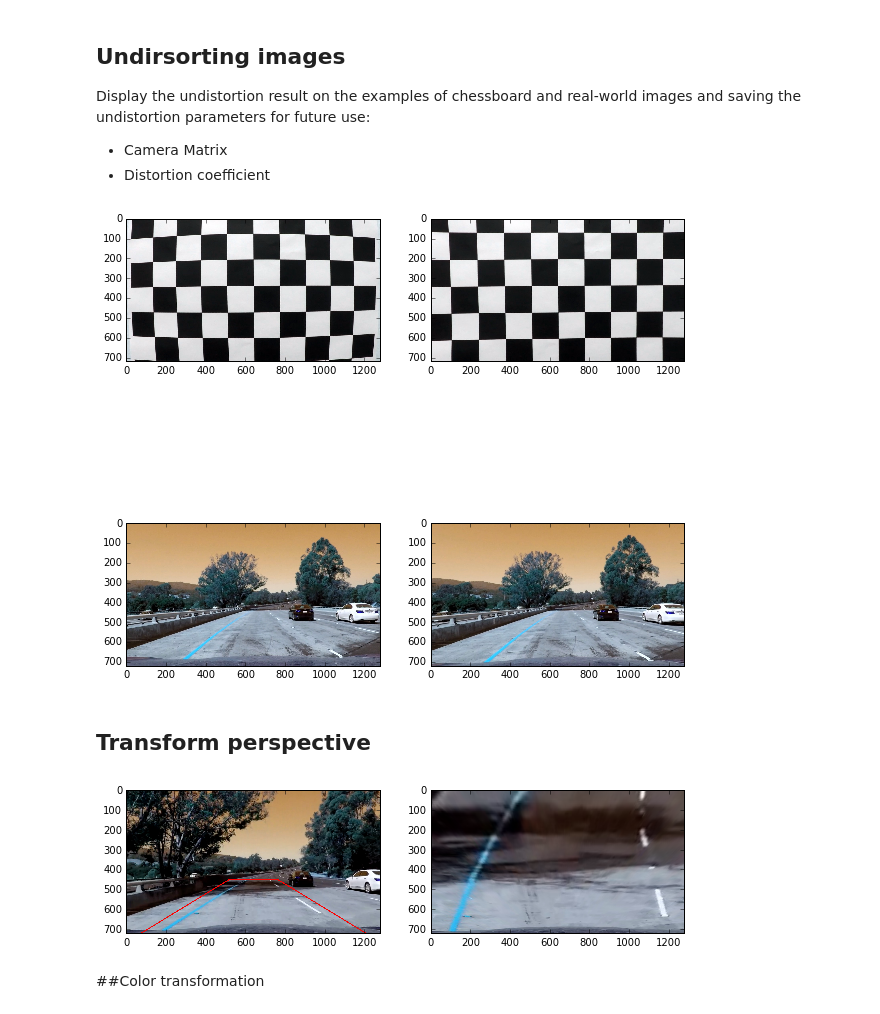
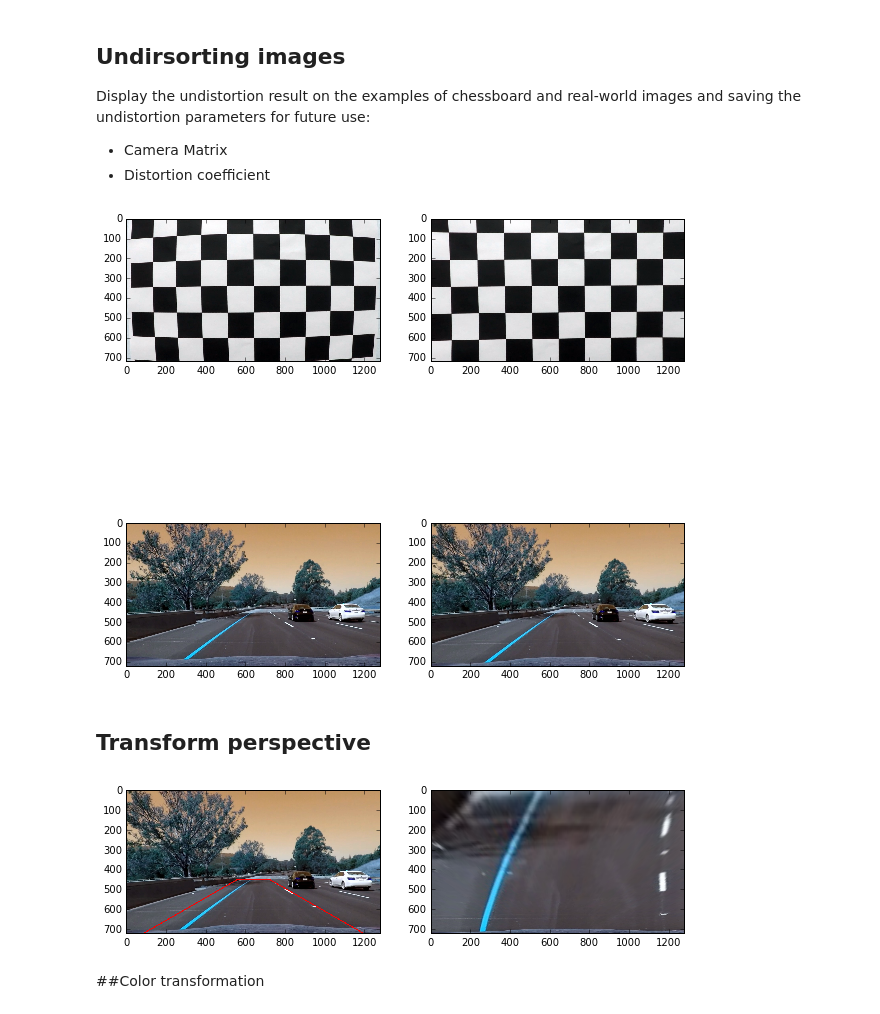
Before and after one commit to AlexanderKim/CarND-Advanced-Lane-Lines, a Jupyter notebook: Advanced Lane Finding.ipynb, the cells around one changed output. Drawn from its saved outputs; the diff is of its cells as text; code cells hidden in the pictures.

```diff
--- a/Advanced Lane Finding.ipynb
+++ b/Advanced Lane Finding.ipynb
@@ -69,7 +69,7 @@ img_size = (img.shape[1], img.shape[0])
 ret, mtx, dist, rvecs, tvecs = cv2.calibrateCamera(objpoints, imgpoints, img_size, None, None)
 dst = cv2.undistort(img, mtx, dist, None, mtx)
 
-real_img = cv2.imread('./test_images/test1.jpg')
+real_img = cv2.imread('./test_images/test6.jpg')
 real_dst = cv2.undistort(real_img, mtx, dist, None, mtx)
 
 fig, axes = plt.subplots(2, 2, figsize=(10, 10))
@@ -83,7 +83,7 @@ pickle.dump(
     }, open('./calibration.p', 'wb')
 )
 # %% [output]
-[figure, old version]
+[figure, new version]
 # %% [markdown]
 ## Transform perspective
 # %%
@@ -93,10 +93,11 @@ def region_of_interest_coords(shape):
     vertical_mark = 0.63
     top, bottom, trapezoid_height = vertical_mark * height, height, (1 - vertical_mark) * height
 
-    padding = 0.06
+    padding = 0.07
     bottom_left, bottom_right = padding * width, (1 - padding) * width
 
-    trapezoid_ratio = 0.22
+    # trapezoid_ratio = 0.22
+    trapezoid_ratio = 0.15
     trapezoid_length = bottom_right - bottom_left
     top_length = trapezoid_length * trapezoid_ratio
     trapezoid_offset = (trapezoid_length - top_length) / 2
@@ -111,7 +112,7 @@ def region_of_interest_coords(shape):
 # %%
 def dst_coords(shape):
     width, height = shape[1], shape[0]
-    offset = 0
+    offset = width * 0.07
 
     return np.float32([
         [offset, 0], [width - offset, 0],
@@ -133,28 +134,28 @@ def draw_lines(img, coords):
 # %%
 calibration_parameters = pickle.load( open('./calibration.p', 'rb' ) )
 mtx = calibration_parameters['mtx']
 dist = calibration_parameters['dist']
 
-lanes_image = cv2.imread('./test_images/test5.jpg')
+lanes_image = cv2.imread('./test_images/test6.jpg')
 undistorted = cv2.undistort(lanes_image, mtx, dist, None, mtx)
 gray = cv2.cvtColor(undistorted, cv2.COLOR_BGR2GRAY)
 
 src = region_of_interest_coords(undistorted.shape)
 dst = dst_coords(undistorted.shape)
 M = cv2.getPerspectiveTransform(src, dst)
 Minv = cv2.getPerspectiveTransform(dst, src)
 warped = cv2.warpPerspective(
     undistorted, M,
     (undistorted.shape[1], undistorted.shape[0])
 )
 
 undistorted_lines = draw_lines(undistorted, src)
 
 fig, axes = plt.subplots(1, 2, figsize=(10, 10))
 for ax, img in zip(axes.flat, [undistorted_lines, warped]):
     ax.imshow(img)
 # %% [output]
-[figure, old version]
+[figure, new version]
 # %% [markdown]
 ##Color transformation
 # %%
```
Also changed, not shown: parts of 6 cells of this notebook.
